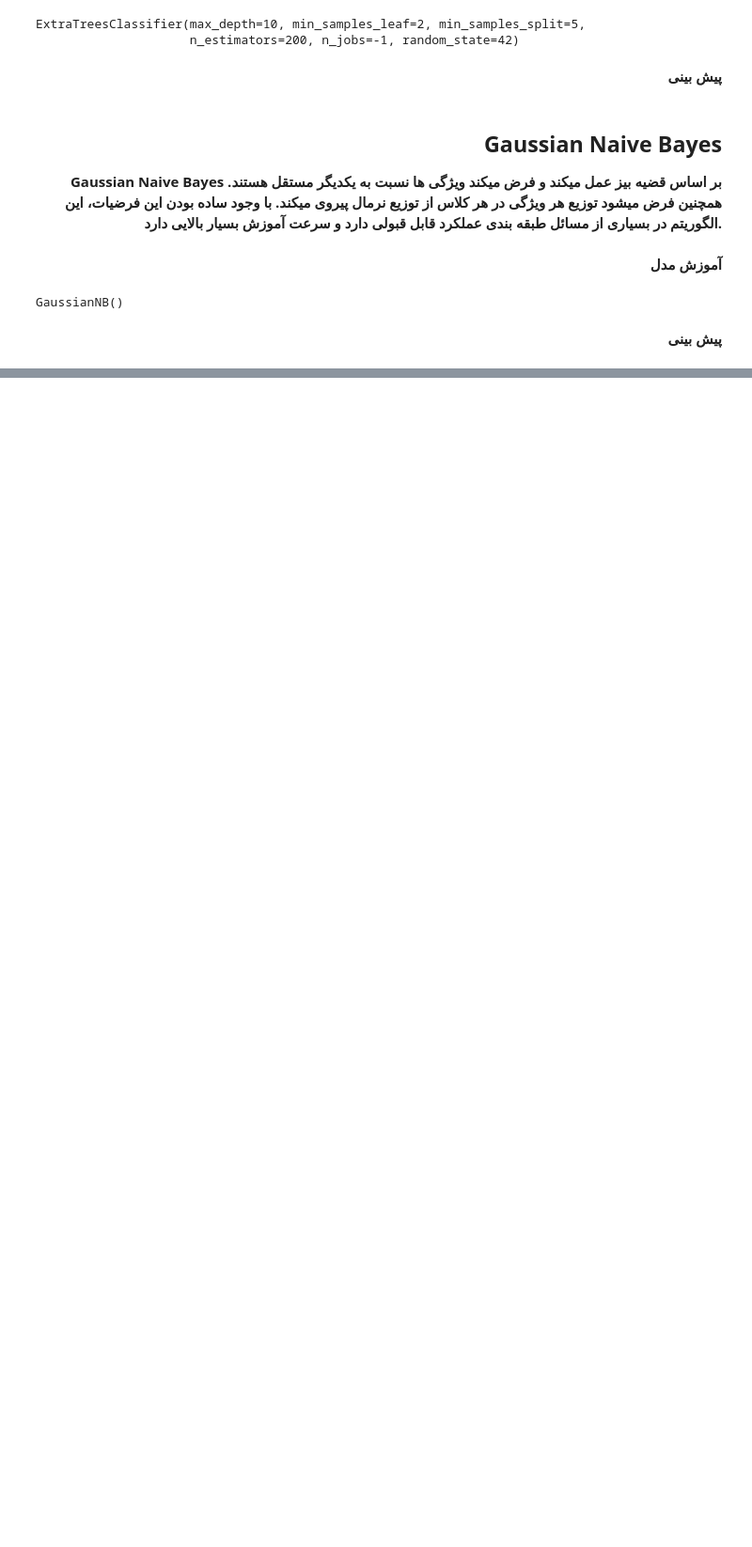
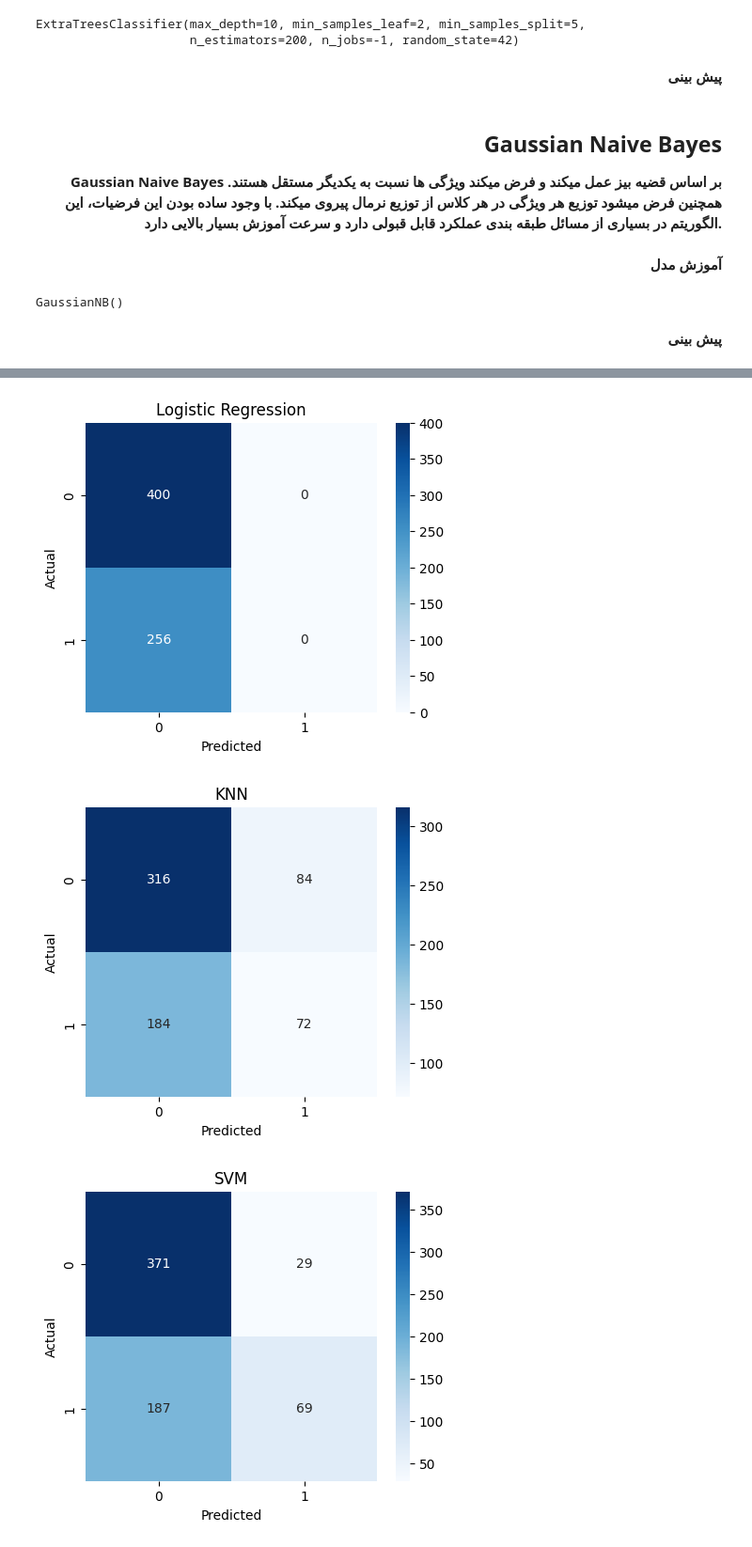
Before and after one commit to 999bagheri/ml-project-, a Jupyter notebook: ml project.ipynb, the cells around one changed output, grey strips where cells are left out. Shown at 94% size. Cells and saved outputs as stored; diff of their text form; code cells hidden in the pictures; blank space fills up the shorter version.

```diff
--- a/ml project.ipynb
+++ b/ml project.ipynb
@@ -675,0 +694,13 @@ y_pred_gnb = gnb.predict(X_test_scaled)
+# %%
+models = {
+    "Logistic Regression": (log_reg, X_test_scaled),
+    "KNN": (knn, X_test_scaled),
+    "SVM": (svm, X_test_scaled),
+    "Decision Tree": (dt, X_test),
+    "Gradient Boosting": (gb, X_test),
+    "AdaBoost": (ada, X_test),
+    "Random Forest": (rf, X_test),
+    "MLP": (mlp, X_test_scaled),
+    "Extra Trees": (et, X_test),
+    "Gaussian NB": (gnb, X_test_scaled)
+}
@@ -675,0 +794,9 @@ y_pred_gnb = gnb.predict(X_test_scaled)
+# %%
+for name, (model, X_eval) in models.items():
+
+    print("="*60)
+    print(name)
+
+    y_pred = model.predict(X_eval)
+
+    print(classification_report(y_test, y_pred))
@@ -675,0 +841,25 @@ y_pred_gnb = gnb.predict(X_test_scaled)
+# %%
+for name, (model, X_eval) in models.items():
+
+    y_pred = model.predict(X_eval)
+
+    cm = confusion_matrix(y_test, y_pred)
+
+    plt.figure(figsize=(5,4))
+
+    sns.heatmap(
+        cm,
+        annot=True,
+        fmt="d",
+        cmap="Blues"
+    )
+
+    plt.title(name)
+    plt.xlabel("Predicted")
+    plt.ylabel("Actual")
+
+    plt.show()
+# %% [output]
+[figure, added]
+[figure, added]
+[figure, added]
```
Also changed, not shown: parts of 24 cells of this notebook.
